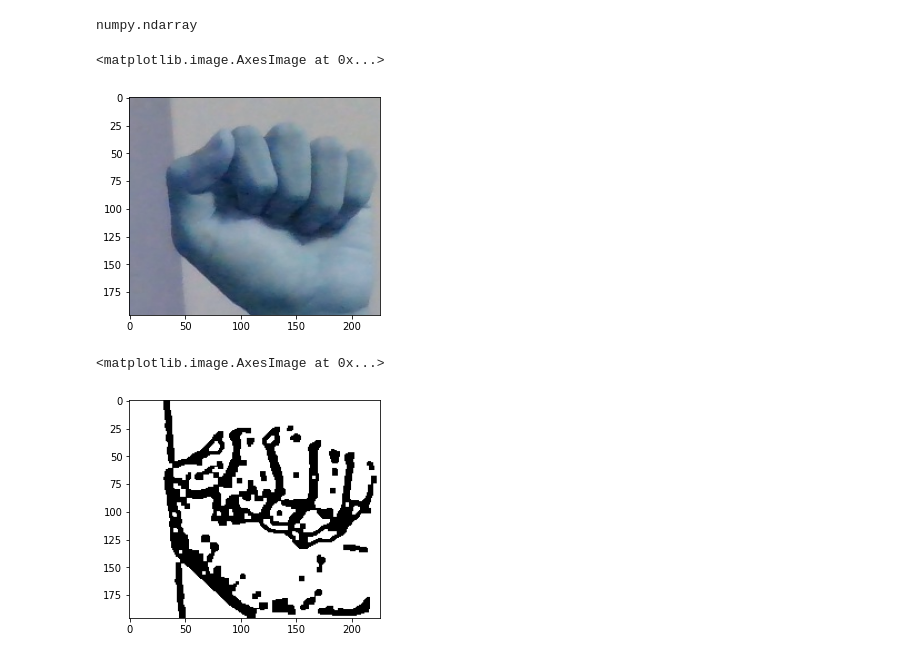
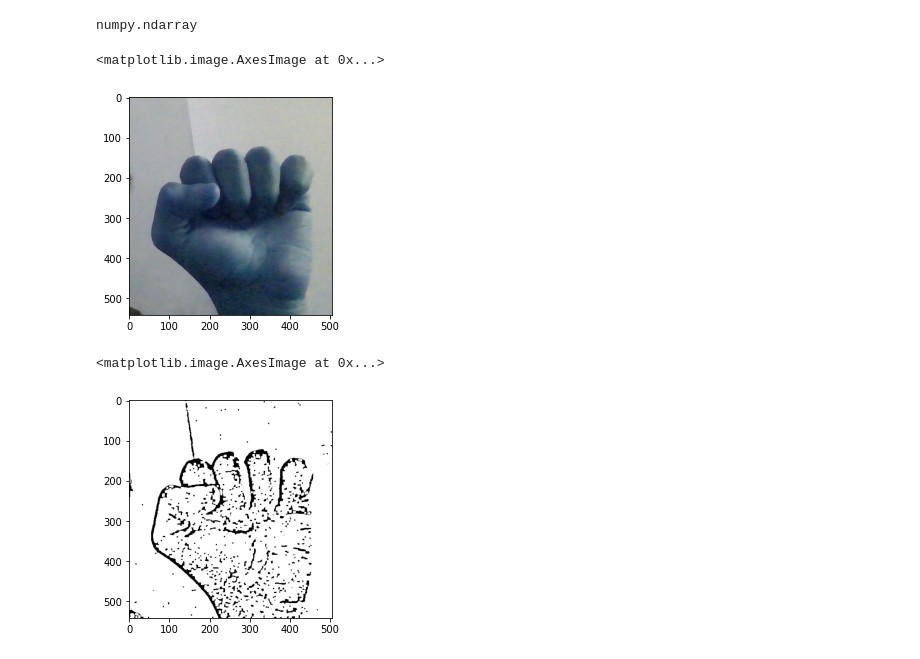
Before and after one commit to rwt-2001/Mini_Project, a Jupyter notebook: Image_preprocessing.ipynb, the cells around one changed output. Saved outputs shown, nothing was run; the diff lists cells and outputs as text; code cells hidden in the pictures.

Commit message:
Changed Image Prrprocessing Code removed BilateralFilter and set kernel to None

```diff
--- a/Image_preprocessing.ipynb
+++ b/Image_preprocessing.ipynb
@@ -16,15 +16,13 @@ def process_img(img):
     upper = int(min(255,1.3 * med_val))
     blurred_img = cv2.medianBlur(res,1)
     edges = cv2.Canny(image=blurred_img, threshold1=lower-200 , threshold2=upper-80)
-    ################################Bilateral Filter################
-    edges = cv2.bilateralFilter(edges,9,75,75)
     ###############################################
     #Noise Removal
     kernel = np.ones((3,3),np.uint8)
     closing = cv2.morphologyEx(edges,cv2.MORPH_CLOSE,kernel, iterations = 2)
     #Dilation
     kernel = np.ones((5,5),np.uint8)
-    dilation = cv2.dilate(closing,kernel,iterations = 1)
+    dilation = cv2.dilate(closing,None,iterations = 1)
     #Erosion
     kernel = np.ones((3,3),np.uint8)
     erosion = cv2.erode(dilation,kernel,iterations = 1)
@@ -33,5 +38,5 @@ def process_img(img):
 # %%
-img = cv2.imread("./DataCollected/Test/A/1.jpg")
+img = cv2.imread("../Testing2.jpg")
 # %%
 type(img)
 # %% [output]
@@ -41,11 +46,12 @@ import matplotlib.pyplot as plt
 plt.imshow(img)
 # %% [output]
 <matplotlib.image.AxesImage at 0x...>
-[figure, old version]
+[figure, new version]
 # %%
-img = process_img(img)
+img1 = process_img(img)
+img2 = process_img_secondary(img)
 # %%
-plt.imshow(img,'gray')
+plt.imshow(img1,'gray')
 # %% [output]
 <matplotlib.image.AxesImage at 0x...>
-[figure, old version]
+[figure, new version]
```
Also changed, not shown: parts of 6 cells of this notebook, 1 other file.
